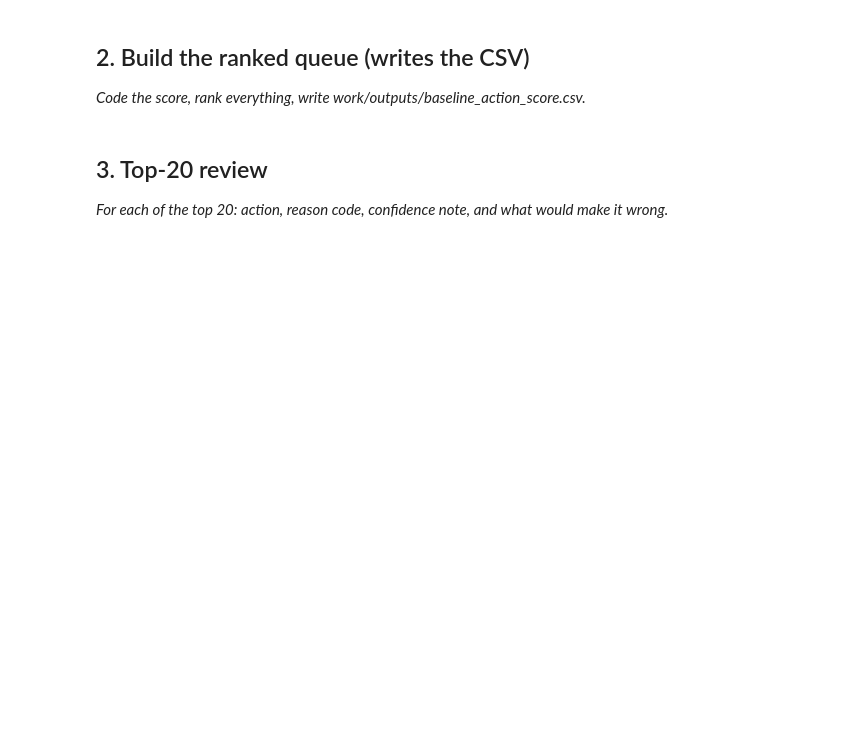
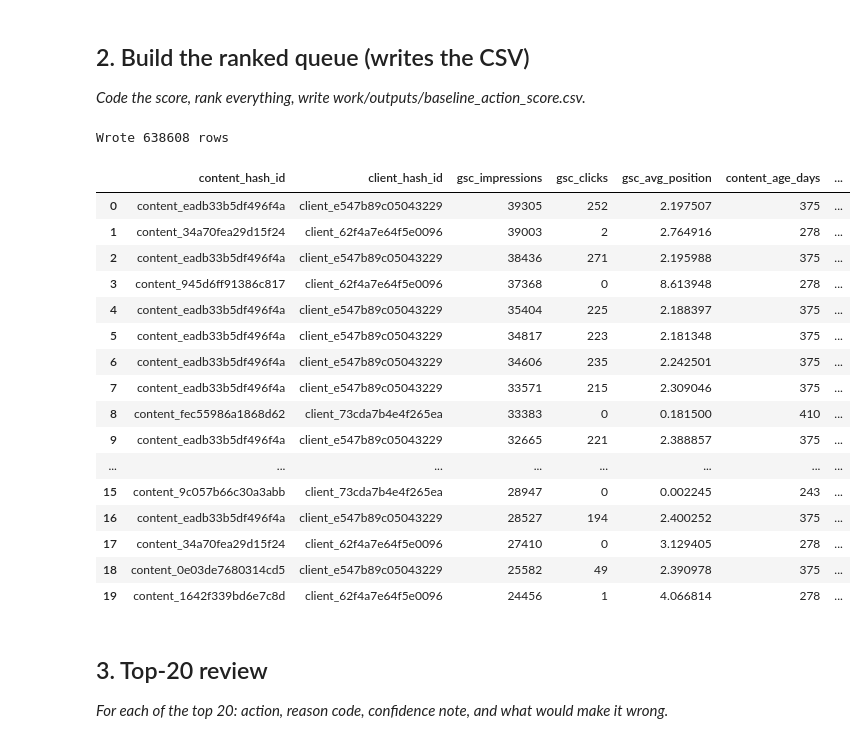
Before and after one commit to dishaprabhakar2006-blip/Flyrank, a Jupyter notebook: work/notebooks/w04_baseline_score.ipynb, the cells around one changed output. Saved outputs shown, nothing was run; the diff lists cells and outputs as text; code cells hidden in the pictures; blank space fills up the shorter version.

```diff
--- a/work/notebooks/w04_baseline_score.ipynb
+++ b/work/notebooks/w04_baseline_score.ipynb
@@ -15,0 +13,14 @@ This skeleton is yours to fill. Work the sections **in order** — each one has
+# %%
+import duckdb
+from google.colab import userdata
+
+HF_TOKEN = userdata.get('HF_TOKEN')
+con = duckdb.connect()
+con.execute(f"CREATE OR REPLACE SECRET hf (TYPE huggingface, TOKEN '{HF_TOKEN}')")
+
+REL = 'hf://datasets/FlyRank/internship-warehouse'
+TABLES = {
+    'dim_clients': f"read_parquet('{REL}/dim_clients.parquet')",
+    'dim_content': f"read_parquet('{REL}/dim_content.parquet')",
+    'fact_daily':  f"read_parquet('{REL}/fact_content_daily_performance/month=2026-03/*.parquet')",
+}
@@ -23,3 +100,51 @@ This skeleton is yours to fill. Work the sections **in order** — each one has
+# %%
+baseline = con.sql(f"""
+    SELECT
+      f.content_hash_id,
+      f.client_hash_id,
+      f.gsc_impressions,
+      f.gsc_clicks,
+      f.gsc_avg_position,
+      date_diff('day', CAST(d.content_created_date AS DATE), CAST('2026-03-31' AS DATE)) AS content_age_days,
+      d.word_count,
+      (f.gsc_clicks / NULLIF(f.gsc_impressions,0)) AS ctr
+    FROM {TABLES['fact_daily']} f
+    JOIN {TABLES['dim_content']} d ON f.content_hash_id = d.content_hash_id
+    WHERE f.gsc_impressions >= 100
+""").df()
+
+baseline["stale"] = (baseline["content_age_days"] >= 180).astype(int)
+baseline["visible"] = (baseline["gsc_impressions"] >= 500).astype(int)
+baseline["baseline_score"] = baseline["stale"] * baseline["visible"] * baseline["gsc_impressions"]
+baseline["reason_code"] = "stale_visible_page"
+baseline["action"] = "review_for_refresh"
+
+ranked = baseline.sort_values("baseline_score", ascending=False).reset_index(drop=True)
+
+import os
+os.makedirs("work/outputs", exist_ok=True)
+ranked.to_csv("work/outputs/baseline_action_score.csv", index=False)
+print("Wrote", len(ranked), "rows")
+ranked.head(20)
+# %% [output]
+Wrote 638608 rows
+|  | content_hash_id | client_hash_id | gsc_impressions | gsc_clicks | gsc_avg_position | content_age_days | ... |
+| 0 | content_eadb33b5df496f4a | client_e547b89c05043229 | 39305 | 252 | 2.197507 | 375 | ... |
+| 1 | content_34a70fea29d15f24 | client_62f4a7e64f5e0096 | 39003 | 2 | 2.764916 | 278 | ... |
+| 2 | content_eadb33b5df496f4a | client_e547b89c05043229 | 38436 | 271 | 2.195988 | 375 | ... |
+| 3 | content_945d6ff91386c817 | client_62f4a7e64f5e0096 | 37368 | 0 | 8.613948 | 278 | ... |
+| 4 | content_eadb33b5df496f4a | client_e547b89c05043229 | 35404 | 225 | 2.188397 | 375 | ... |
+| 5 | content_eadb33b5df496f4a | client_e547b89c05043229 | 34817 | 223 | 2.181348 | 375 | ... |
+| 6 | content_eadb33b5df496f4a | client_e547b89c05043229 | 34606 | 235 | 2.242501 | 375 | ... |
+| 7 | content_eadb33b5df496f4a | client_e547b89c05043229 | 33571 | 215 | 2.309046 | 375 | ... |
+| 8 | content_fec55986a1868d62 | client_73cda7b4e4f265ea | 33383 | 0 | 0.181500 | 410 | ... |
+| 9 | content_eadb33b5df496f4a | client_e547b89c05043229 | 32665 | 221 | 2.388857 | 375 | ... |
+| ... | ... | ... | ... | ... | ... | ... | ... |
+| 15 | content_9c057b66c30a3abb | client_73cda7b4e4f265ea | 28947 | 0 | 0.002245 | 243 | ... |
+| 16 | content_eadb33b5df496f4a | client_e547b89c05043229 | 28527 | 194 | 2.400252 | 375 | ... |
+| 17 | content_34a70fea29d15f24 | client_62f4a7e64f5e0096 | 27410 | 0 | 3.129405 | 278 | ... |
+| 18 | content_0e03de7680314cd5 | client_e547b89c05043229 | 25582 | 49 | 2.390978 | 375 | ... |
+| 19 | content_1642f339bd6e7c8d | client_62f4a7e64f5e0096 | 24456 | 1 | 4.066814 | 278 | ... |
 # %% [markdown]
 ## 3. Top-20 review
 
```
Also changed, not shown: parts of 9 cells of this notebook.
